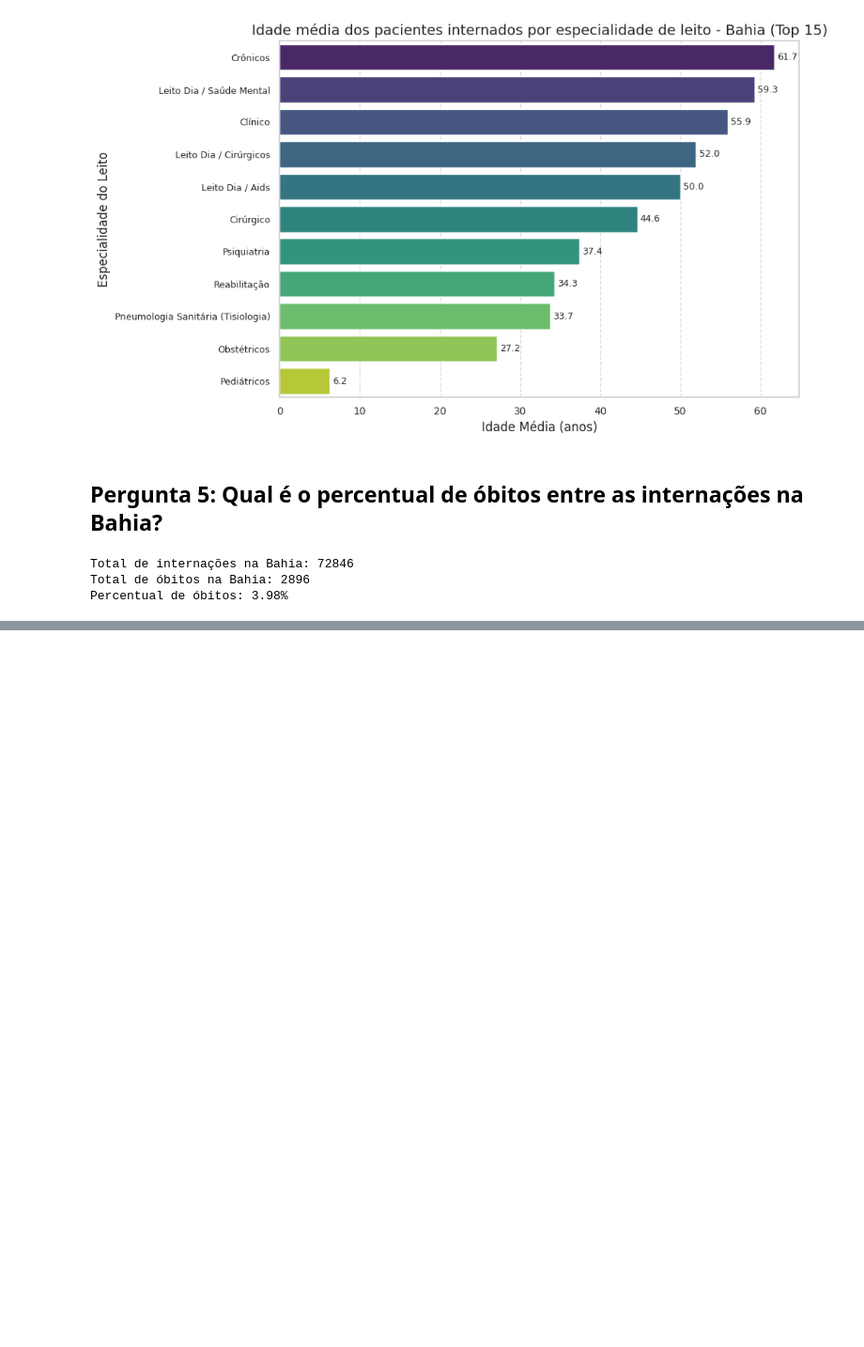
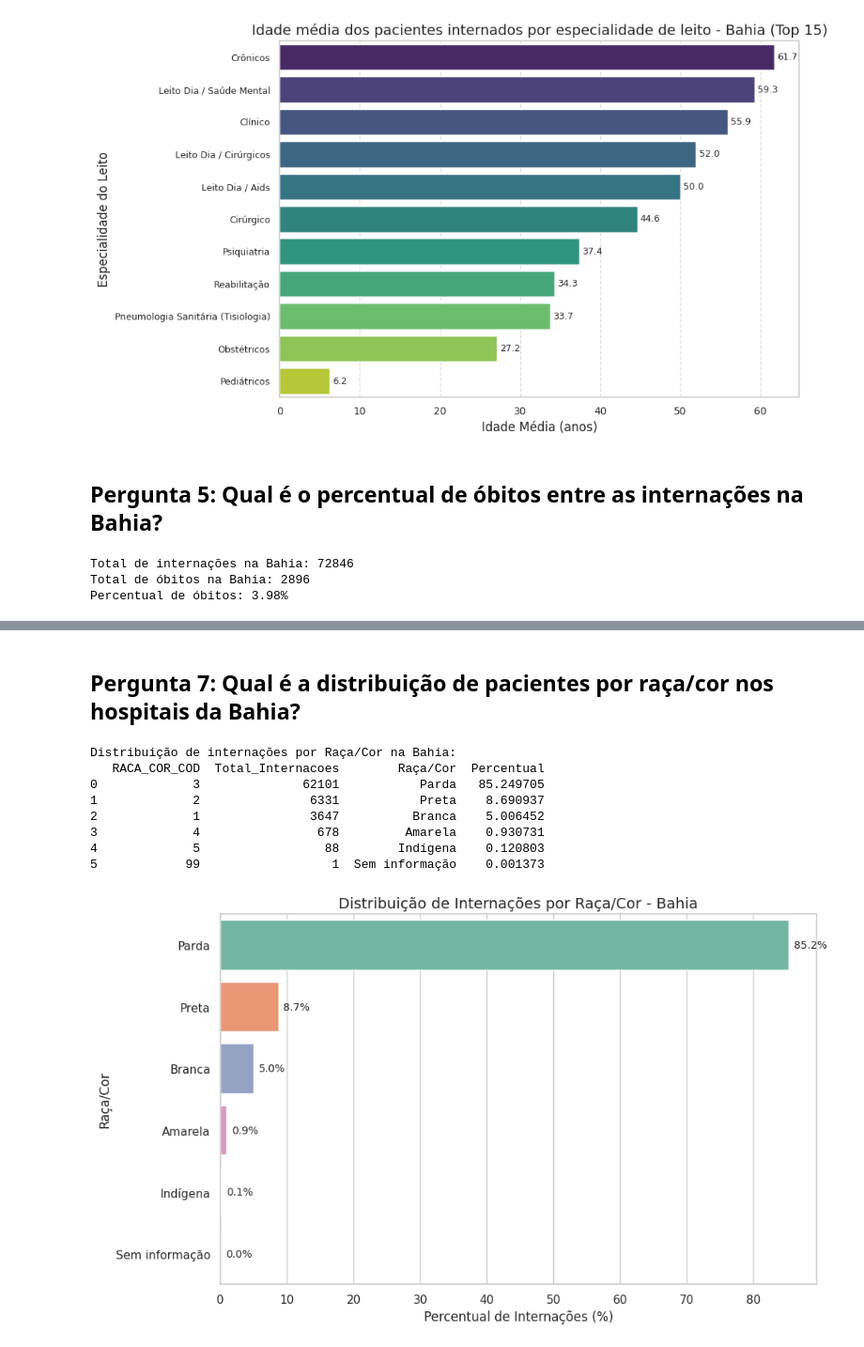
Before and after one commit to Maikoandre/DataSUS-Analysis, a Jupyter notebook: sia_analysis.ipynb, the cells around one changed output, grey strips where cells are left out. Shown at 94% size. Cells and saved outputs as stored; diff of their text form; code cells hidden in the pictures; blank space fills up the shorter version.

```diff
--- a/sia_analysis.ipynb
+++ b/sia_analysis.ipynb
@@ -209,6 +206,9 @@ plt.show()
 # Contar internações por sexo
 sexo_counts = df_bahia['SEXO'].value_counts().reset_index()
 sexo_counts.columns = ['SEXO', 'QTD_INTERNAÇÕES']
+
+# Mapeamento e Limpeza: 1=Masc, 2=Fem.
+df_bahia.loc[df_bahia['SEXO'] == 3, 'SEXO'] = 2
 
 # Criar o gráfico
 sns.set(style="whitegrid")
@@ -373,0 +401,60 @@ Percentual de óbitos: 3.98%
+# %% [markdown]
+## Pergunta 7: Qual é a distribuição de pacientes por raça/cor nos hospitais da Bahia?
+# %%
+map_raca_cor = {
+    1: 'Branca',
+    2: 'Preta',
+    3: 'Parda',
+    4: 'Amarela',
+    5: 'Indígena',
+    99: 'Sem informação'
+}
+
+# 1. Contar a frequência de cada código de Raça/Cor no df_bahia
+raca_counts = df_bahia['RACA_COR'].value_counts().reset_index()
+raca_counts.columns = ['RACA_COR_COD', 'Total_Internacoes']
+
+# 2. Adicionar a descrição da Raça/Cor
+raca_counts['Raça/Cor'] = raca_counts['RACA_COR_COD'].map(map_raca_cor)
+
+# 3. Calcular o percentual de cada categoria
+total_internacoes_bahia = raca_counts['Total_Internacoes'].sum()
+raca_counts['Percentual'] = (raca_counts['Total_Internacoes'] / total_internacoes_bahia) * 100
+
+# 4. Exibir a tabela de distribuição (ordenada por frequência)
+print("Distribuição de internações por Raça/Cor na Bahia:")
+print(raca_counts.sort_values(by='Total_Internacoes', ascending=False))
+
+# 5. Criar um gráfico de barras para visualização
+sns.set(style="whitegrid")
+plt.figure(figsize=(10, 6))
+
+ax = sns.barplot(
+    data=raca_counts,
+    x='Percentual',
+    y='Raça/Cor',
+    palette='Set2',
+    order=raca_counts.sort_values('Total_Internacoes', ascending=False)['Raça/Cor']
+)
+
+# Títulos e rótulos
+plt.title('Distribuição de Internações por Raça/Cor - Bahia', fontsize=14)
+plt.xlabel('Percentual de Internações (%)', fontsize=12)
+plt.ylabel('Raça/Cor', fontsize=12)
+
+# Adicionar rótulos de dados
+for container in ax.containers:
+    ax.bar_label(container, fmt='%.1f%%', label_type='edge', fontsize=10, padding=5)
+
+plt.tight_layout()
+plt.show()
+# %% [output]
+Distribuição de internações por Raça/Cor na Bahia:
+   RACA_COR_COD  Total_Internacoes        Raça/Cor  Percentual
+0             3              62101           Parda   85.249705
+1             2               6331           Preta    8.690937
+2             1               3647          Branca    5.006452
+3             4                678         Amarela    0.930731
+4             5                 88        Indígena    0.120803
+5            99                  1  Sem informação    0.001373
+[figure, added]
```
Also changed, not shown: parts of 18 cells of this notebook.
